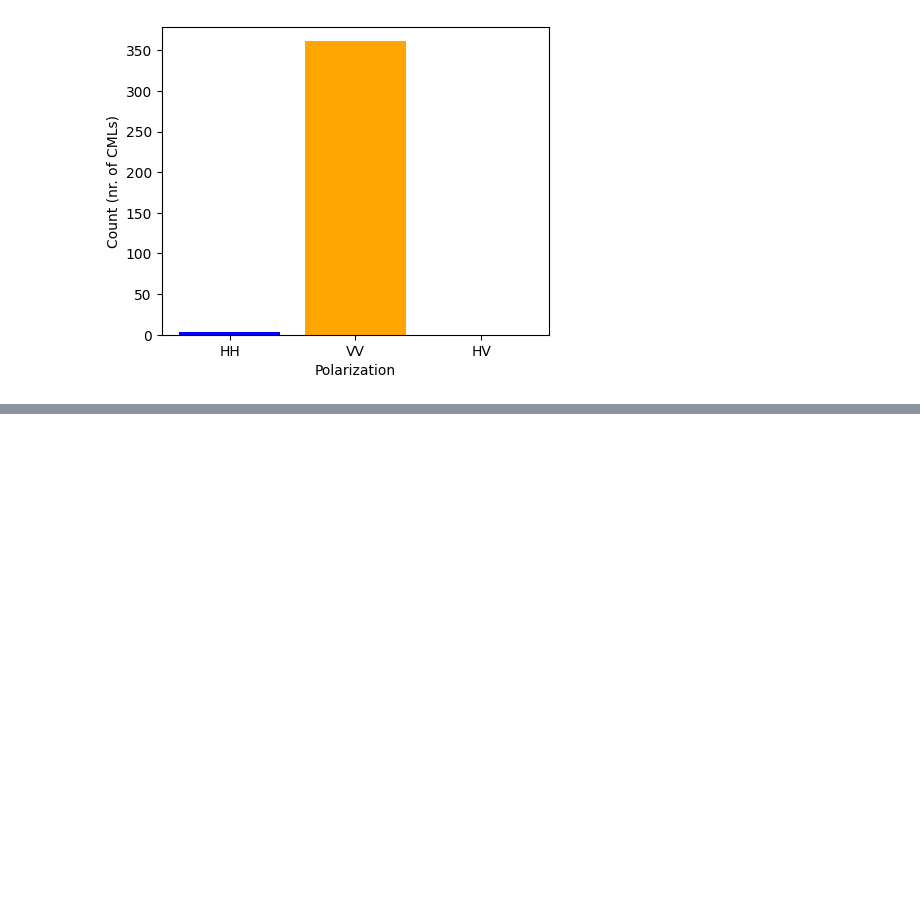
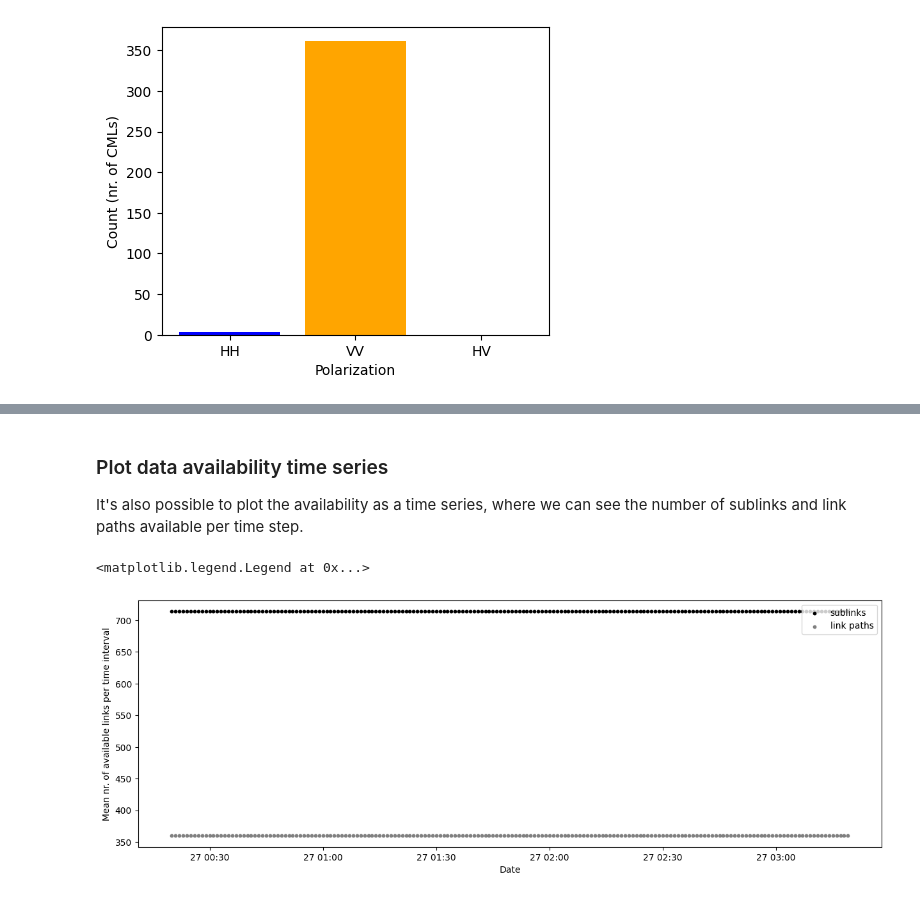
Before and after one commit to OpenSenseAction/poligrain, a Jupyter notebook: docs/notebooks/Visualize_metadata.ipynb, the cells around one changed output, grey strips where cells are left out. Saved outputs shown, nothing was run; the diff lists cells and outputs as text; code cells hidden in the pictures; blank space fills up the shorter version.

```diff
--- a/docs/notebooks/Visualize_metadata.ipynb
+++ b/docs/notebooks/Visualize_metadata.ipynb
@@ -96,0 +147,16 @@ pol_bar = plg.plot_metadata.plot_polarization(
+# %% [markdown]
+### Plot data availability time series
+
+It's also possible to plot the availability as a time series, where we can see the number of sublinks and link paths available per time step.
+# %%
+fig, ax = plt.subplots(figsize=(15, 5))
+
+scatter_sublinks, scatter_cmls = plg.plot_metadata.plot_availability_time_series(
+    ds_cmls, variable="rsl", ax=ax
+)
+
+# finetuning the plotting result
+ax.legend(loc=1)
+# %% [output]
+<matplotlib.legend.Legend at 0x...>
+[figure, added]
```
Also changed, not shown: parts of 18 cells of this notebook, 4 other files.
